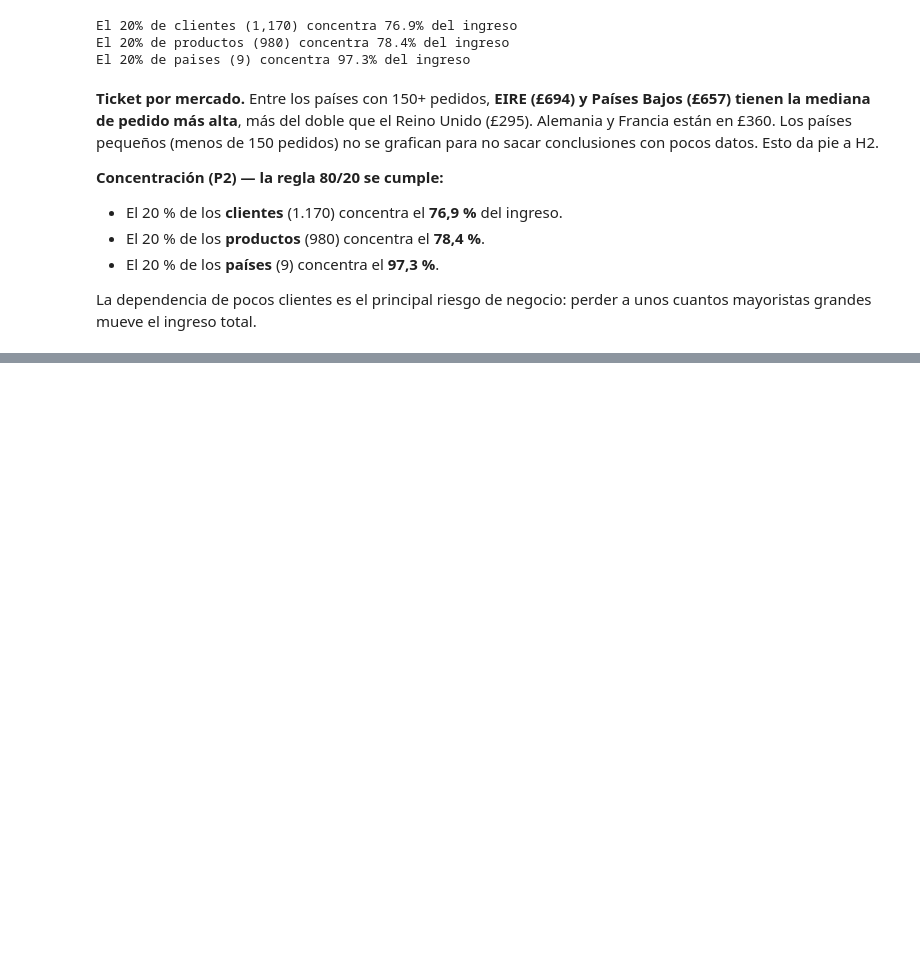
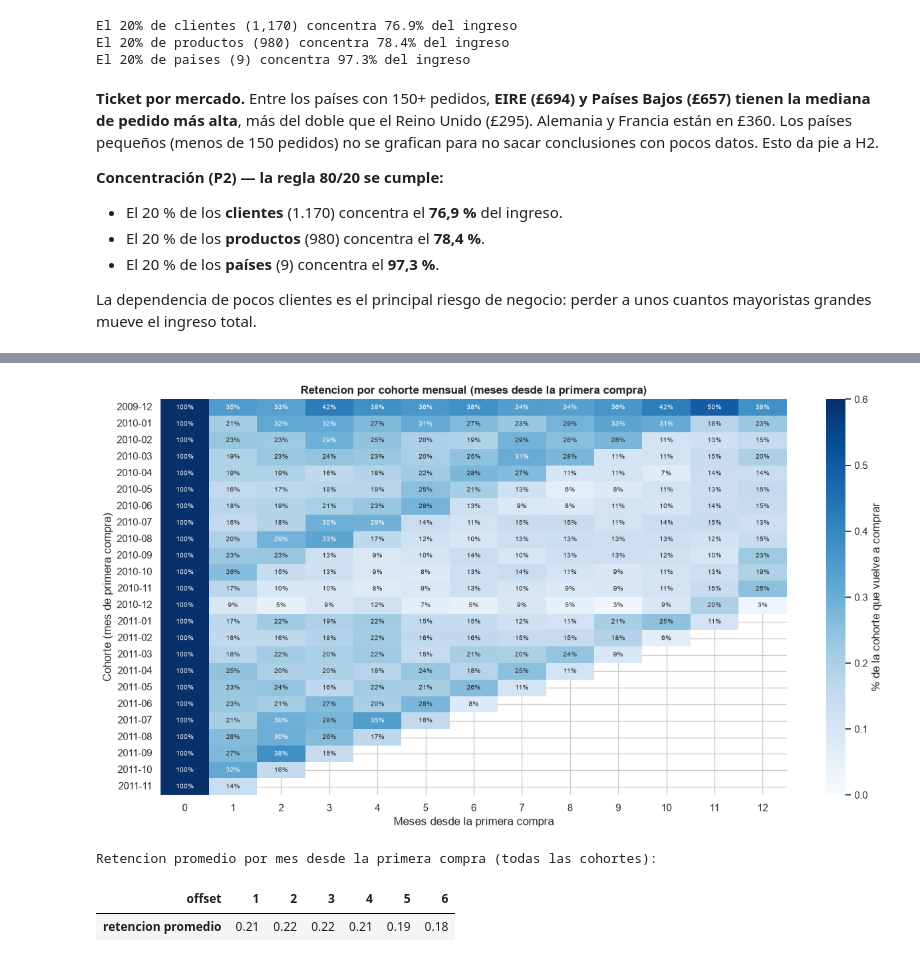
Before and after one commit to Xantyagoh/grupo3-bi-ecommerce, a Jupyter notebook: notebooks/03_eda.ipynb, the cells around one changed output, grey strips where cells are left out. Saved outputs shown, nothing was run; the diff lists cells and outputs as text; code cells hidden in the pictures; blank space fills up the shorter version.

```diff
--- a/notebooks/03_eda.ipynb
+++ b/notebooks/03_eda.ipynb
@@ -339,0 +455,26 @@ La dependencia de pocos clientes es el principal riesgo de negocio: perder a uno
+# %%
+cli = cli.copy()
+cli['mes_compra'] = cli['fecha'].dt.to_period('M')
+cli['cohorte'] = cli.groupby('cliente_id')['mes_compra'].transform('min')
+cli['offset'] = (cli['mes_compra'] - cli['cohorte']).apply(lambda x: x.n)
+
+act = cli.groupby(['cohorte', 'offset'])['cliente_id'].nunique().unstack()
+retencion = act.div(act[0], axis=0)
+retencion = retencion[retencion.index < '2011-12']     # cohorte de dic-2011 incompleta
+retencion.index = retencion.index.astype(str)
+
+fig, ax = plt.subplots(figsize=(13, 7))
+sns.heatmap(retencion.iloc[:, :13], annot=True, fmt='.0%', cmap='Blues', vmin=0, vmax=.6,
+            cbar_kws={'label': '% de la cohorte que vuelve a comprar'}, annot_kws={'size': 7}, ax=ax)
+ax.set_title('Retencion por cohorte mensual (meses desde la primera compra)')
+ax.set_xlabel('Meses desde la primera compra'); ax.set_ylabel('Cohorte (mes de primera compra)')
+plt.tight_layout()
+plt.savefig(FIG / '03_cohortes_retencion.png', dpi=150, bbox_inches='tight')
+plt.show()
+print('Retencion promedio por mes desde la primera compra (todas las cohortes):')
+retencion.iloc[:, 1:7].mean().round(3).to_frame('retencion promedio').T
+# %% [output]
+[figure, added]
+Retencion promedio por mes desde la primera compra (todas las cohortes):
+| offset | 1 | 2 | 3 | 4 | 5 | 6 |
+| retencion promedio | 0.21 | 0.22 | 0.22 | 0.21 | 0.19 | 0.18 |
```
Also changed, not shown: parts of 9 cells of this notebook, 3 other files.
